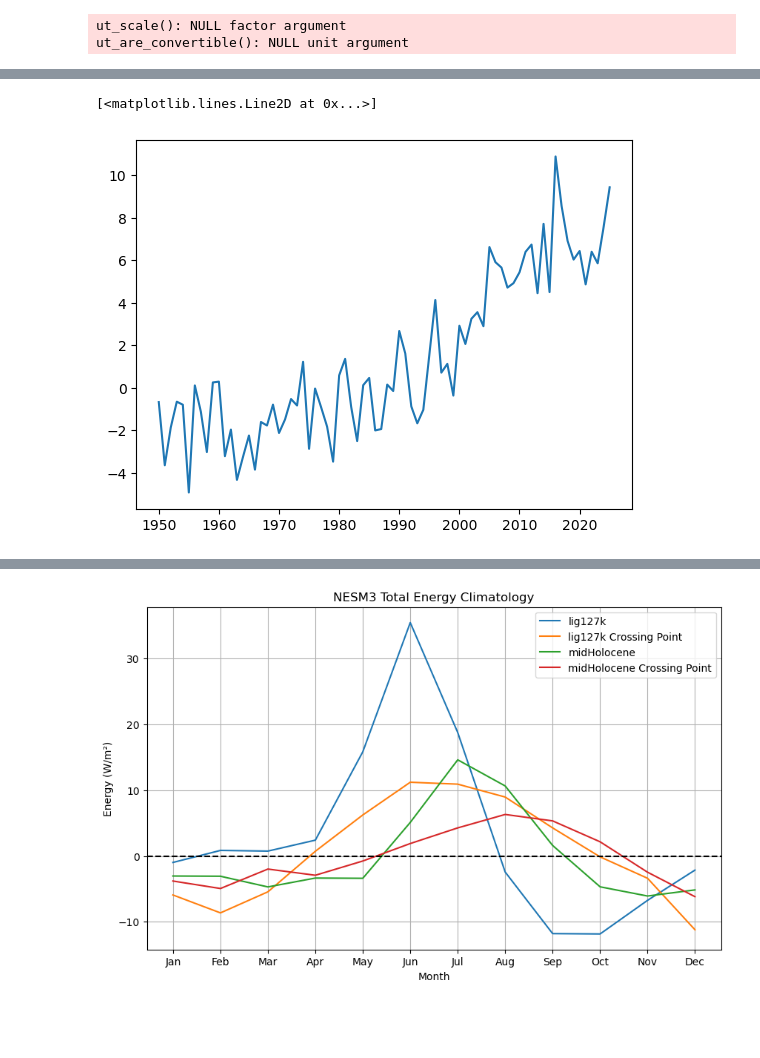
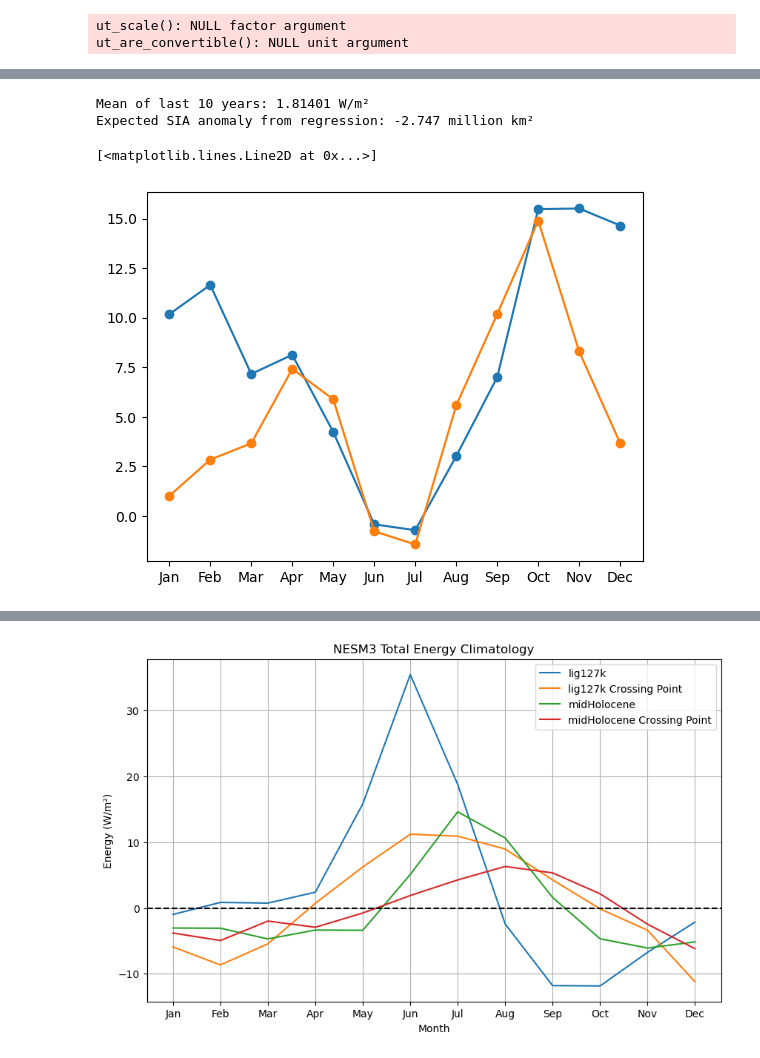
Before and after one commit to mattpollock100/FutureComparisons, a Jupyter notebook: 1pctCO2_EnergyBudget_single_model.ipynb, the cells around one changed output, grey strips where cells are left out. Drawn from its saved outputs; the diff is of its cells as text; code cells hidden in the pictures; blank space fills up the shorter version.

```diff
--- a/1pctCO2_EnergyBudget_single_model.ipynb
+++ b/1pctCO2_EnergyBudget_single_model.ipynb
@@ -1789,11 +2016,11 @@ total_down_ocean_ts.units = "W m-2"
 # %%
-total_down_ocean_ts = add_year_month(total_down_ocean_ts)
+total_ocean_ts = add_year_month(total_ocean_ts)
 
-years = total_down_ocean_ts.coord("year").points
-months = total_down_ocean_ts.coord("month_number").points
+year_points = total_ocean_ts.coord("year").points
+month_points = total_ocean_ts.coord("month_number").points
 
-data = np.ma.array(total_down_ocean_ts.data, copy=True)
+data = np.ma.array(total_ocean_ts.data, copy=True)
 
-baseline_mask = (years >= 1979) & (years <= 1998)
+baseline_mask = (year_points >= 1979) & (year_points <= 1998)
 # %%
 monthly_clim = np.ma.array([
@@ -1801,8 +2028,8 @@ monthly_clim = np.ma.array([
     for month in range(1, 13)
 ])
 # %%
-anom_data = data - monthly_clim[months.astype(int) - 1]
+anom_data = data - monthly_clim[month_points.astype(int) - 1]
 
-total_down_ocean_anom = total_down_ocean_ts.copy(data=anom_data)
-total_down_ocean_anom.rename("ERA5_total_downwelling_ocean_mean_anomaly")
-total_down_ocean_anom.units = total_down_ocean_ts.units
+total_ocean_anom = total_ocean_ts.copy(data=anom_data)
+total_ocean_anom.rename("ERA5_total_ocean_mean_anomaly")
+total_ocean_anom.units = total_ocean_ts.units
@@ -1835,8 +2104,41 @@ weighted_yearly_data = np.ma.array(weighted_yearly_data)
 # %%
-plt.plot(unique_years, weighted_yearly_data)
+last_10 = weighted_yearly_data[-10:].mean()
+print(f"Mean of last 10 years: {last_10:.5f} W/m²")
+expected_sia_anom = slope * last_10 + intercept
+print(f"Expected SIA anomaly from regression: {expected_sia_anom:.3f} million km²")
+
+##With minus:
+#Mean of last 10 years: 5.09584 W/m²
+#Expected SIA anomaly from regression: -3.270 million km²
 # %% [output]
-[<matplotlib.lines.Line2D at 0x...>]
+Mean of last 10 years: 1.81401 W/m²
+Expected SIA anomaly from regression: -2.747 million km²
-[figure, removed]
 # %%
-for var in control_big_dict[model]['clim'].keys():
-    print(var)
+cube = total_ocean_anom.copy()
+
+# Add year and month_number if needed
+if not cube.coords("year"):
+    icc.add_year(cube, "time", name="year")
+
+if not cube.coords("month_number"):
+    icc.add_month_number(cube, "time", name="month_number")
+
+years = cube.coord("year").points
+months_tags = cube.coord("month_number").points.astype(int)
+data = np.ma.array(cube.data)
+
+# Define last 10 years from the actual cube
+last_year = years.max()
+first_year = last_year - 9
+
+last10_mask = (years >= first_year) & (years <= last_year)
+
+last10_monthly_clim = np.ma.array([
+    data[last10_mask & (months_tags == month)].mean()
+    for month in range(1, 13)
+])
+plt.plot(months, last10_monthly_clim, marker='o')
+plt.plot(months, month_weights * last10_monthly_clim * 12, marker='o', label='Weighted Last 10 Year Climatology')
+# %% [output]
+[<matplotlib.lines.Line2D at 0x...>]
+[figure, added]
```
Also changed, not shown: parts of 26 cells of this notebook.
